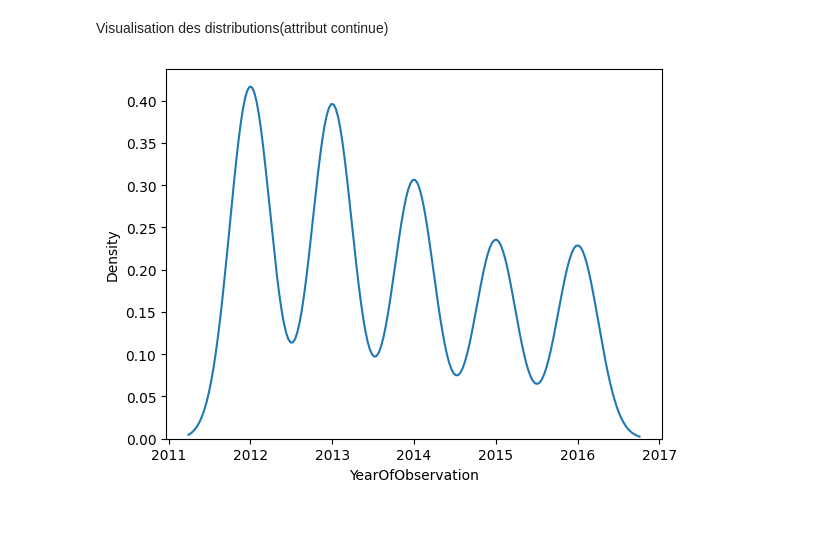
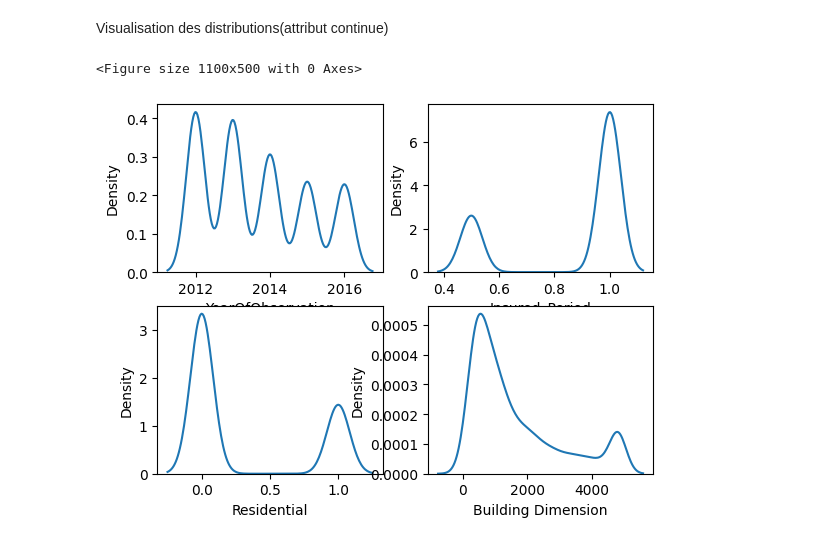
Before and after one commit to Sirine2002/Data_Mining, a Jupyter notebook: Projet.ipynb, the cells around one changed output. Saved outputs shown, nothing was run; the diff lists cells and outputs as text; code cells hidden in the pictures.

```diff
--- a/Projet.ipynb
+++ b/Projet.ipynb
@@ -232,10 +233,15 @@ df_assurance
 4997 rows × 12 columns
 # %% [markdown]
 Visualisation des distributions(attribut continue)
-# %%
-def KDE_Courbe(df,x):
-    sns.kdeplot(df[x],bw_method='scott',bw_adjust=1)
+# %%
+plt.figure(figsize=(11, 5))
+def KDE_Courbe(df):
+    for i in range(len(list_col_num)):
+        plt.subplot(2, 2, i + 1)
+        sns.kdeplot(df[list_col_num[i]],bw_method='scott',bw_adjust=1)
+# %% [output]
+<Figure size 1100x500 with 0 Axes>
 # %%
-KDE_Courbe(df_assurance,"YearOfObservation")
+KDE_Courbe(df_assurance)
 # %% [output]
-[figure, old version]
+[figure, new version]
```
Also changed, not shown: parts of 8 cells of this notebook.
